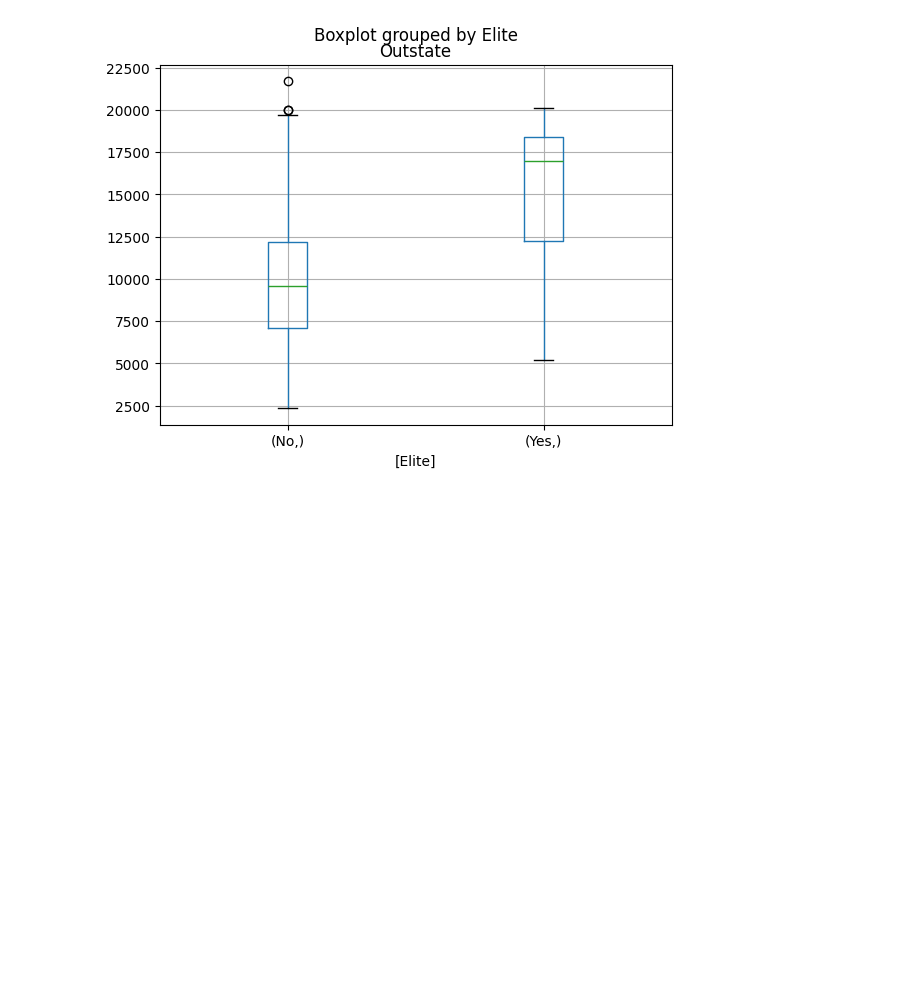
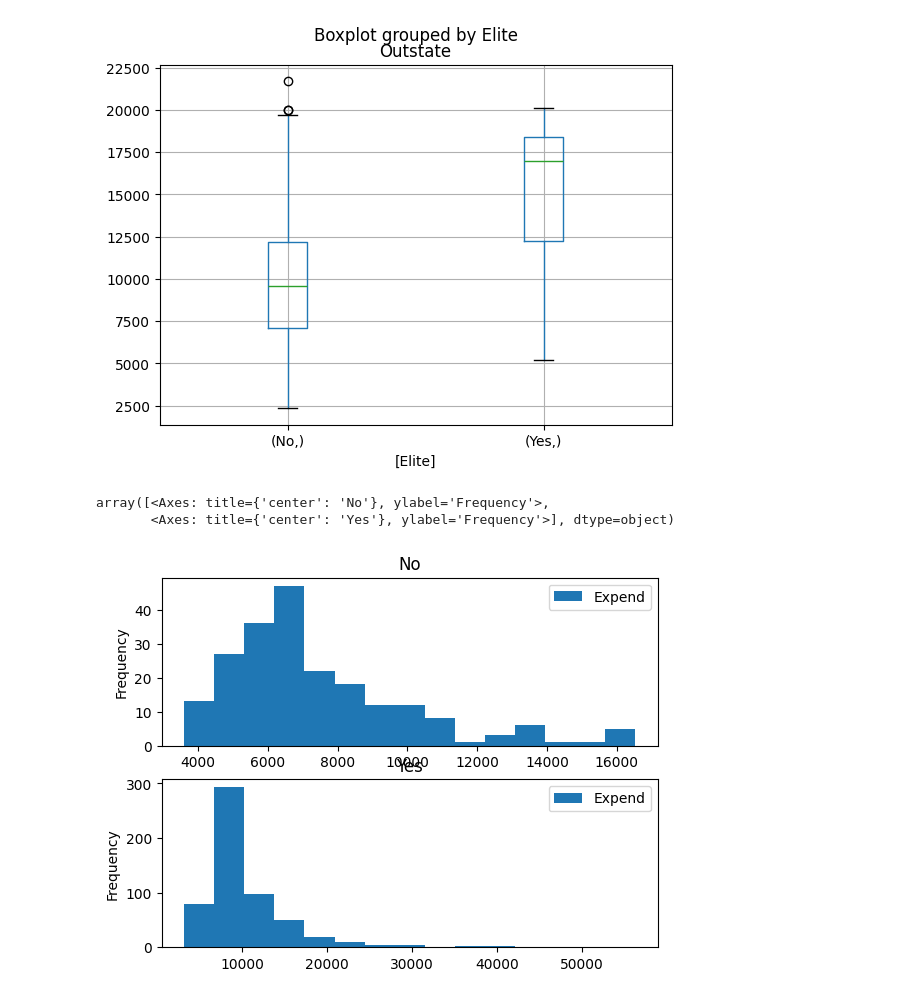
Before and after one commit to caoa0816/ISLP_labs, a Jupyter notebook: Ch02-exercises.ipynb, the cells around one changed output. Saved outputs shown, nothing was run; the diff lists cells and outputs as text; code cells hidden in the pictures; blank space fills up the shorter version.

```diff
--- a/Ch02-exercises.ipynb
+++ b/Ch02-exercises.ipynb
@@ -268,3 +265,12 @@ college.boxplot(column=['Outstate'], by=['Elite'])
 # %% [output]
 <Axes: title={'center': 'Outstate'}, xlabel='[Elite]'>
 [figure]
+# %%
+# (g) Use the plot.hist() method of college to produce some histograms with differing numbers of bins for a few of the quantitative variables.
+
+# quantitative variables: Instructional expenditure per student
+college.plot.hist(column=["Expend"], by="Private", bins=15)
+# %% [output]
+array([<Axes: title={'center': 'No'}, ylabel='Frequency'>,
+       <Axes: title={'center': 'Yes'}, ylabel='Frequency'>], dtype=object)
+[figure, added]
```
Also changed, not shown: parts of 58 cells of this notebook.
